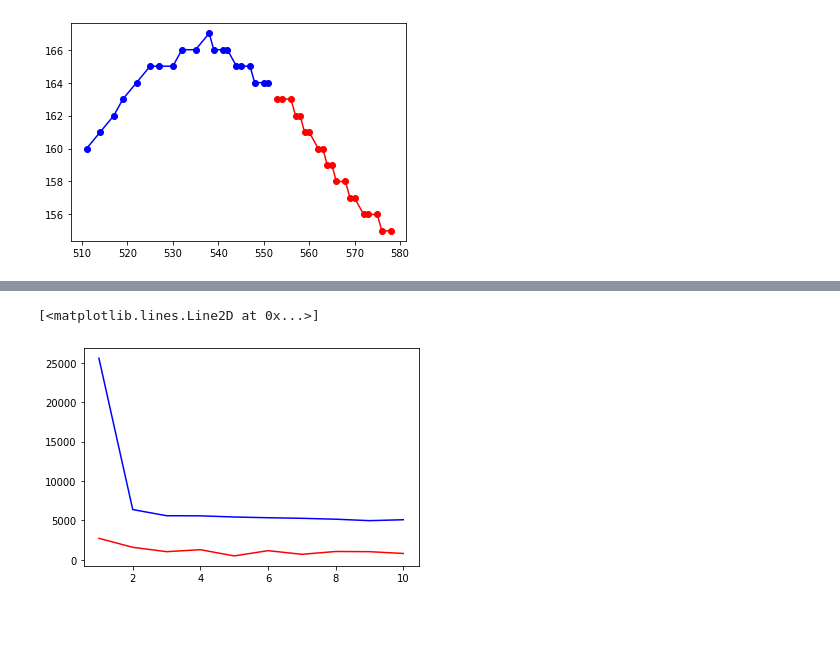
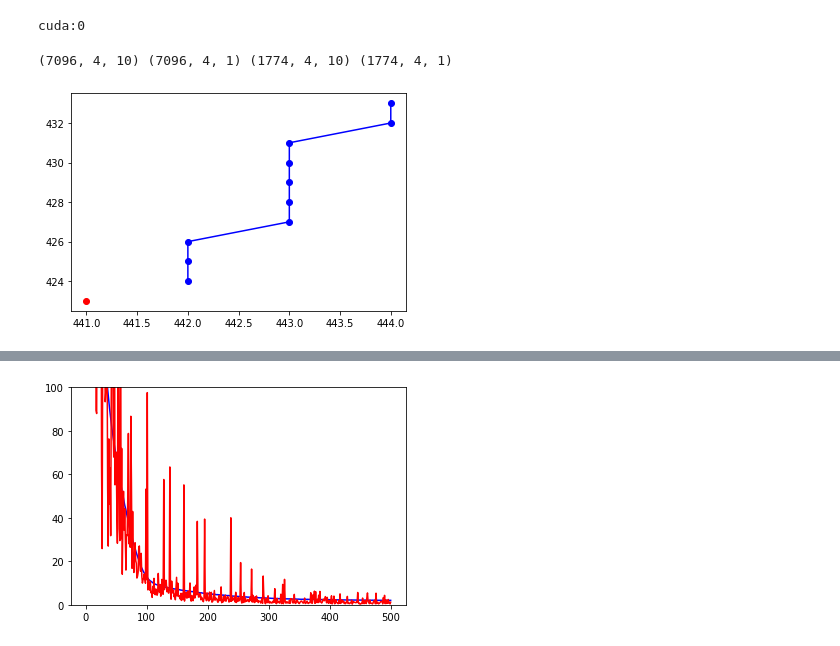
Before and after one commit to abhitirumala/CS4803-Novel-Object-Tracking, a Jupyter notebook: train.ipynb, the cells around one changed output, grey strips where cells are left out. Drawn from its saved outputs; the diff is of its cells as text; code cells hidden in the pictures; blank space fills up the shorter version.

Commit message:
Created and trained Fast CNN model

```diff
--- a/train.ipynb
+++ b/train.ipynb
@@ -5,12 +5,16 @@ import matplotlib.pyplot as plt
 import torch
 import torch.nn as nn
 import torch.nn.functional as F
+from tqdm.notebook import tqdm
 
 from dataloader import *
 from utils import *
 from models.CNN import CNNForecaster
 
 device = "cuda:0" if torch.cuda.is_available() else "cpu"
+print(device)
+# %% [output]
+cuda:0
 # %%
 # Load the data
 path = 'data/box_training_data/'
@@ -19,12 +23,15 @@ y_train = np.load(path + 'y_train.npy').astype(np.float32)
 x_test = np.load(path + 'x_test.npy').astype(np.float32)
 y_test = np.load(path + 'y_test.npy').astype(np.float32)
 
+print(x_train.shape, y_train.shape, x_test.shape, y_test.shape)
+
 x_sample, y_sample = x_train[0], y_train[0]
 plt.plot(x_sample[0], x_sample[1], 'bo-')
 plt.plot(y_sample[0], y_sample[1], 'ro-')
 plt.show()
 # %% [output]
+(7096, 4, 10) (7096, 4, 1) (1774, 4, 10) (1774, 4, 1)
-[figure, old version]
+[figure, new version]
 # %%
 """
 Create dataloaders for training and testing with batch size 32
@@ -56,33 +63,35 @@ def train(model, train_dataloader, test_dataloader, epochs, optimizer, criterion
     # Keep track of training and validation loss
     train_losses = []
     test_losses = []
-    for epoch in range(epochs):
+    for epoch in tqdm(range(epochs)):
         # Training
         avg_loss = 0
         for i, (x, y) in enumerate(train_dataloader):
+            x = x.to(device)
+            y = y.to(device)
             # Forward pass
             y_pred = model(x)
-            y_pred = model.reshape_output(y_pred)
             # Compute loss
-            loss = criterion(y_pred, y)
+            loss = criterion(y_pred.view(y_pred.size(0), 4), y.view(y.size(0), 4))
             # Backward pass
             optimizer.zero_grad()
             loss.backward()
             optimizer.step()
             avg_loss += loss.item()
 
-        avg_loss = avg_loss / len(test_dataloader)
+        avg_loss = avg_loss / len(train_dataloader)
         train_losses.append(avg_loss)
         print(f'Epoch {epoch + 1}/{epochs} | Loss: {avg_loss:.4f}')
 
         # Validation
         avg_loss = 0
         for i, (x, y) in enumerate(test_dataloader):
+            x = x.to(device)
+            y = y.to(device)
             # Forward pass
             y_pred = model(x)
-            y_pred = model.reshape_output(y_pred)
             # Compute loss
-            loss = criterion(y_pred, y)
+            loss = criterion(y_pred.view(y_pred.size(0), 4), y.view(y.size(0), 4))
             avg_loss += loss.item()
 
         avg_loss = avg_loss / len(test_dataloader)
@@ -95,6 +104,8 @@ def average_displacement_loss(y_pred, y):
     """
     Compute the average displacement loss from two tensors
     """
+    return torch.mean(torch.norm(y_pred - y, 2, dim=1))
+
     def euclidean_distance(x, y):
         return torch.sqrt(torch.sum((x - y)**2))
 
@@ -121,15 +132,25 @@ def final_displacement_loss(y_pred, y):
         losses += [distance]
 
     return torch.mean(torch.Tensor(losses))
-
-model = CNNForecaster((4, 20), (4, 20), 4, 0.5, 64).to(device)
-optimizer = torch.optim.Adam(model.parameters(), lr=0.001)
-criterion = nn.MSELoss()
 # %%
-EPOCHS = 10
+EPOCHS = 500
 
+model = CNNForecaster((4, 10), (4, 1), 2, 0.0, 32)
+model.to(device)
+optimizer = torch.optim.Adam(model.parameters(), lr=0.00001)
+criterion = nn.MSELoss()
+# criterion = average_displacement_loss
+
+# for i in tqdm(range(1, 15)):
+#     model = CNNForecaster((4, 20), (4, 20), i, 0.2, 32)
+#     model.to(device)
+#     optimizer = torch.optim.Adam(model.parameters(), lr=0.001)
+#     criterion = nn.MSELoss()
 train_loss, test_loss = train(model, train_dataloader, test_dataloader, epochs=EPOCHS, optimizer=optimizer, criterion=criterion)
+# print(f'{i} CNN LAYERS:', min(test_loss))
 
 plt.plot(range(1, EPOCHS+1), train_loss, 'b-', label='Training Loss')
 plt.plot(range(1, EPOCHS+1), test_loss, 'r-', label='Validation Loss')
+plt.ylim(0, 100)
+plt.show()
 # %% [output]
@@ -156,3 +174,2 @@ Epoch 10/10 | Validation Loss: 1238.9943
-[<matplotlib.lines.Line2D at 0x...>]
-[figure, old version]
+[figure, new version]
 # %%
```
Also changed, not shown: parts of 3 cells of this notebook, 5 other files.
